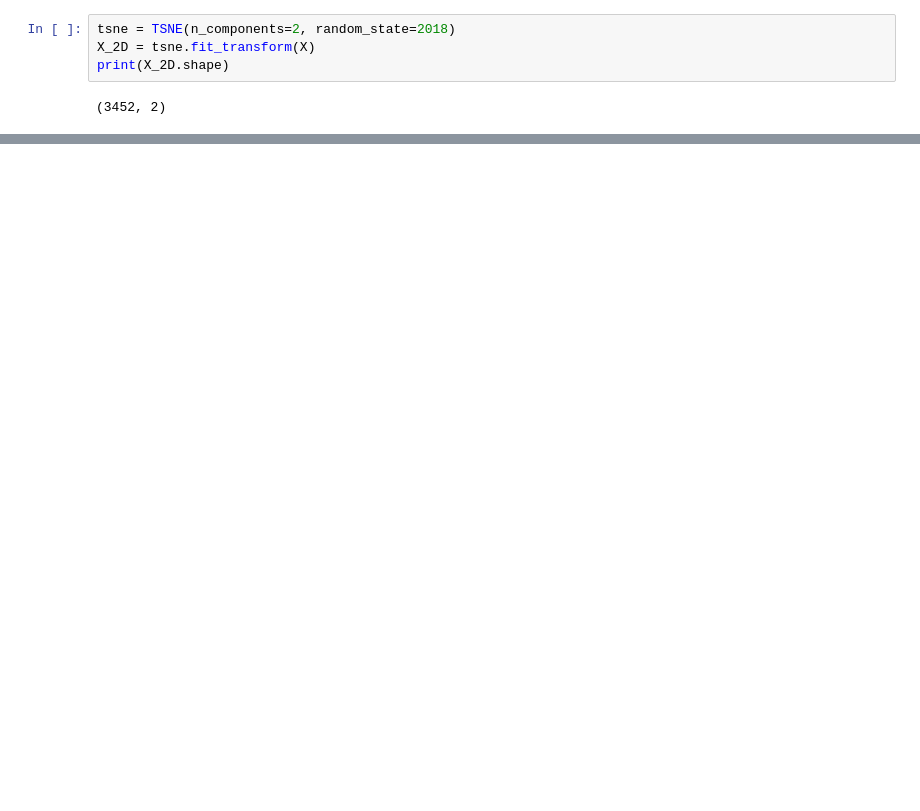
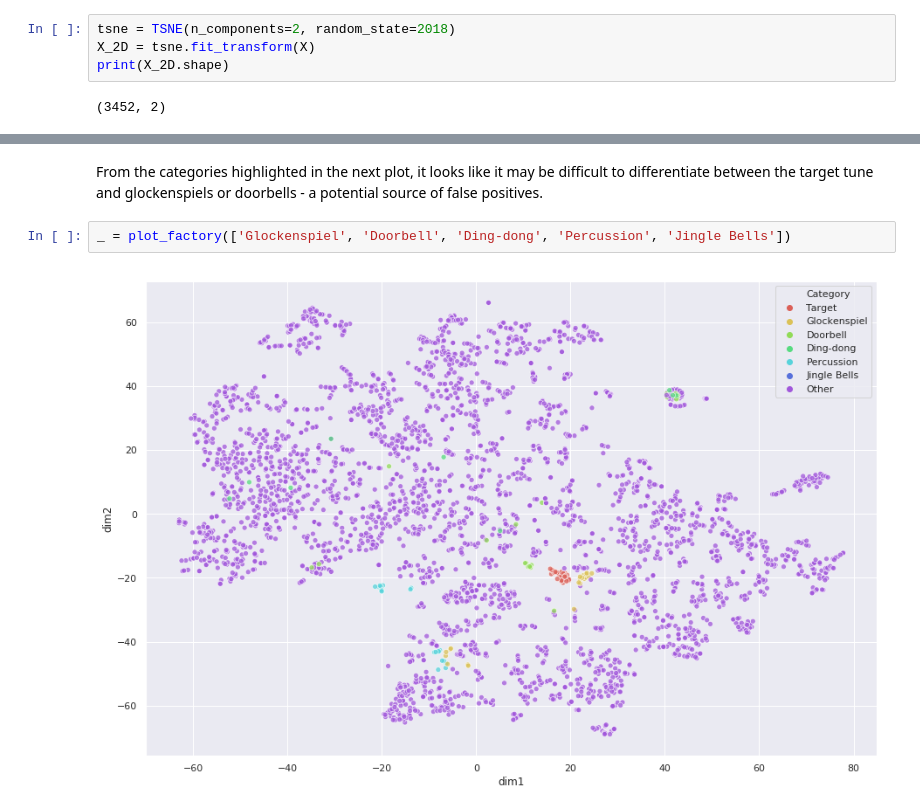
Before and after one commit to lukerm/find-tune, a Jupyter notebook: visualize_embedding_data.ipynb, the cells around one changed output, grey strips where cells are left out. Drawn from its saved outputs; the diff is of its cells as text; blank space fills up the shorter version.

```diff
--- a/visualize_embedding_data.ipynb
+++ b/visualize_embedding_data.ipynb
@@ -52,0 +74,6 @@ _ = plot_factory(5)
+# %% [markdown]
+From the categories highlighted in the next plot, it looks like it may be difficult to differentiate between the target tune and glockenspiels or doorbells - a potential source of false positives.
+# %%
+_ = plot_factory(['Glockenspiel', 'Doorbell', 'Ding-dong', 'Percussion', 'Jingle Bells'])
+# %% [output]
+[figure, added]
```
Also changed, not shown: parts of 5 cells of this notebook.
